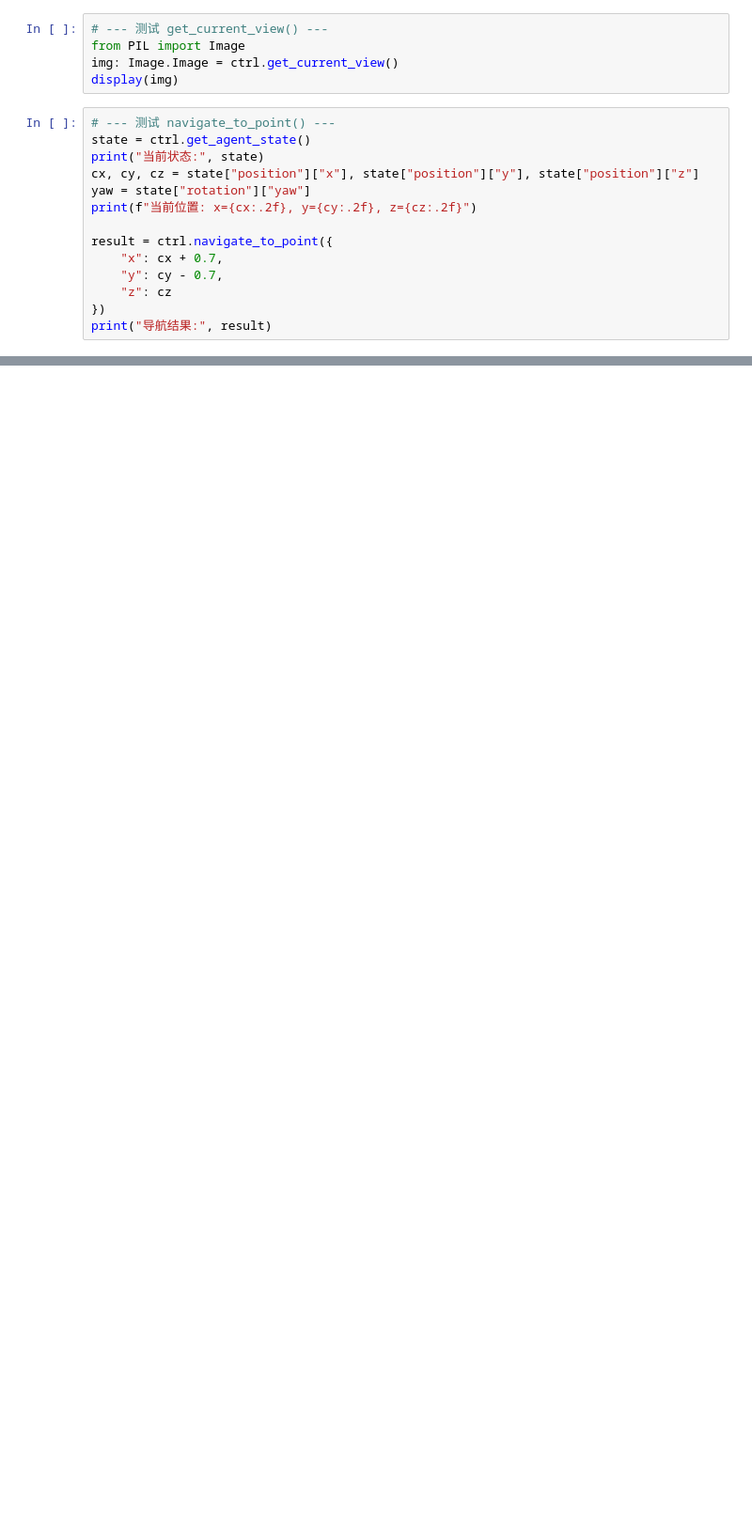
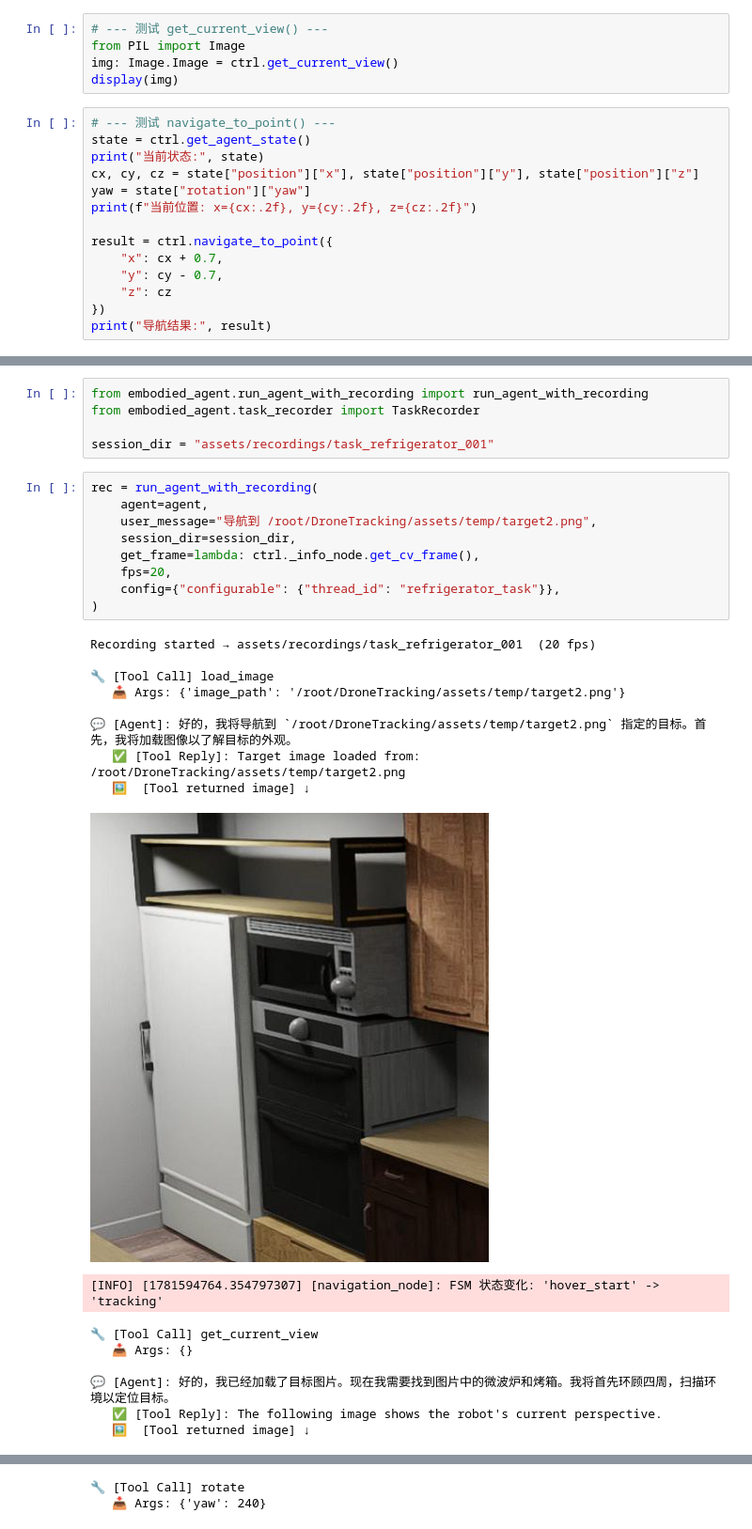
Before and after one commit to JulyThirteenth/DroneTracking, a Jupyter notebook: test_agent.ipynb, the cells around one changed output, grey strips where cells are left out. Shown at 94% size. Cells and saved outputs as stored; diff of their text form; blank space fills up the shorter version.

```diff
--- a/test_agent.ipynb
+++ b/test_agent.ipynb
@@ -155,0 +38,31 @@ for chunk in agent.stream(
+# %%
+from embodied_agent.run_agent_with_recording import run_agent_with_recording
+from embodied_agent.task_recorder import TaskRecorder
+
+session_dir = "assets/recordings/task_refrigerator_001"
+# %%
+rec = run_agent_with_recording(
+    agent=agent,
+    user_message="导航到 /root/DroneTracking/assets/temp/target2.png",
+    session_dir=session_dir,
+    get_frame=lambda: ctrl._info_node.get_cv_frame(),
+    fps=20,
+    config={"configurable": {"thread_id": "refrigerator_task"}},
+)
+# %% [output]
+Recording started → assets/recordings/task_refrigerator_001  (20 fps)
+
+🔧 [Tool Call] load_image
+   📥 Args: {'image_path': '/root/DroneTracking/assets/temp/target2.png'}
+
+💬 [Agent]: 好的，我将导航到 `/root/DroneTracking/assets/temp/target2.png` 指定的目标。首先，我将加载图像以了解目标的外观。
+   ✅ [Tool Reply]: Target image loaded from: /root/DroneTracking/assets/temp/target2.png
+   🖼️  [Tool returned image] ↓
+[figure, added]
+[INFO] [1781594764.354797307] [navigation_node]: FSM 状态变化: 'hover_start' -> 'tracking'
+🔧 [Tool Call] get_current_view
+   📥 Args: {}
+
+💬 [Agent]: 好的，我已经加载了目标图片。现在我需要找到图片中的微波炉和烤箱。我将首先环顾四周，扫描环境以定位目标。
+   ✅ [Tool Reply]: The following image shows the robot's current perspective.
+   🖼️  [Tool returned image] ↓
@@ -155,0 +95,2 @@ for chunk in agent.stream(
+🔧 [Tool Call] rotate
+   📥 Args: {'yaw': 240}
```
Also changed, not shown: parts of 8 cells of this notebook.
